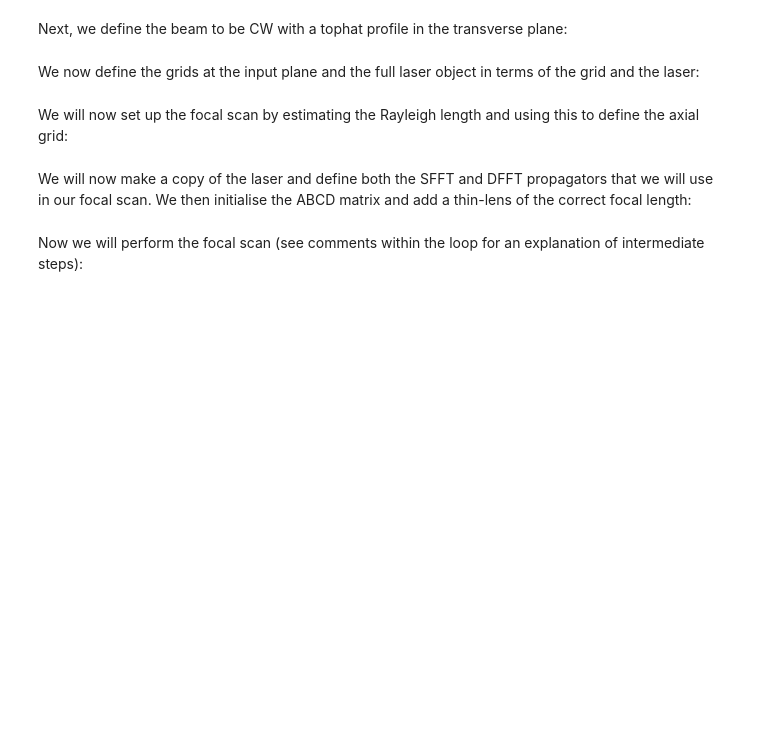
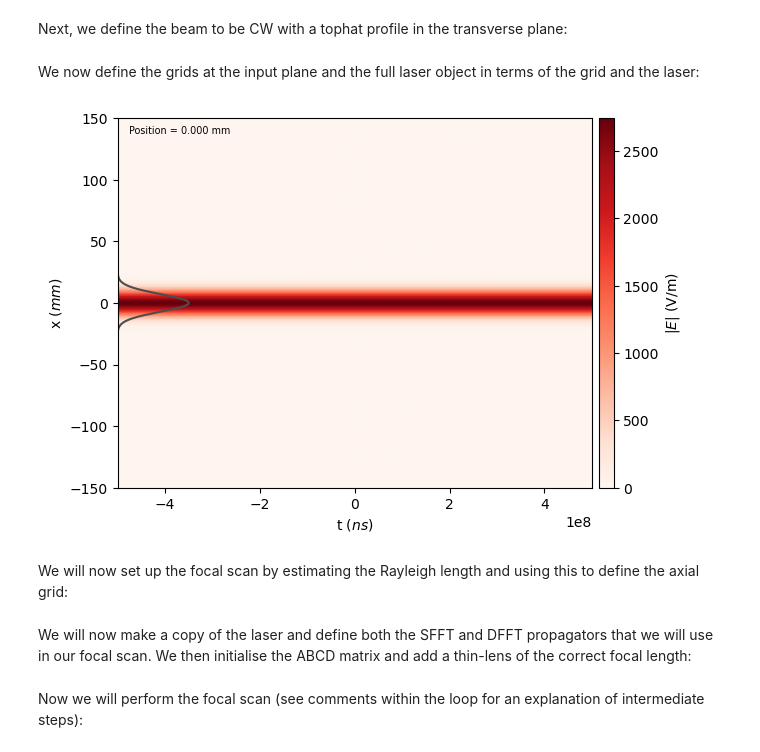
Before and after one commit to LASY-org/lasy, a Jupyter notebook: docs/source/tutorials/collins_propagator.ipynb, the cells around one changed output. Cells and saved outputs as stored; diff of their text form; code cells hidden in the pictures; blank space fills up the shorter version.

```diff
--- a/docs/source/tutorials/collins_propagator.ipynb
+++ b/docs/source/tutorials/collins_propagator.ipynb
@@ -29,7 +30,7 @@ omega0 = 2 * np.pi * c / wavelength
 pol = (1, 0)
 
 long_prof = ContinuousWaveProfile(wavelength)
-tran_prof = SuperGaussianTransverseProfile(spot_size, 10)
+tran_prof = GaussianTransverseProfile(spot_size)
 laser_profile = CombinedLongitudinalTransverseProfile(
     wavelength, pol, long_prof, tran_prof, peak_fluence=peak_fluence
 )
@@ -38,11 +39,13 @@ We now define the grids at the input plane and the full laser object in terms of
 # %%
 dimensions = "xyt"  # Use cylindrical geometry
 lo = (-15.0 * spot_size, -15.0 * spot_size, None)  # Lower bounds of the simulation box
 hi = (15.0 * spot_size, 15.0 * spot_size, None)  # Upper bounds of the simulation box
-num_points = (255, 255, 1)  # Number of points in each dimension
+num_points = (256, 256, 1)  # Number of points in each dimension
 
 laser = Laser(dimensions, lo, hi, num_points, laser_profile)
 laser.show()
+# %% [output]
+[figure, added]
 # %% [markdown]
 We will now set up the focal scan by estimating the Rayleigh length and using this to define the axial grid:
 # %%
```
Also changed, not shown: parts of 7 cells of this notebook, 5 other files.
